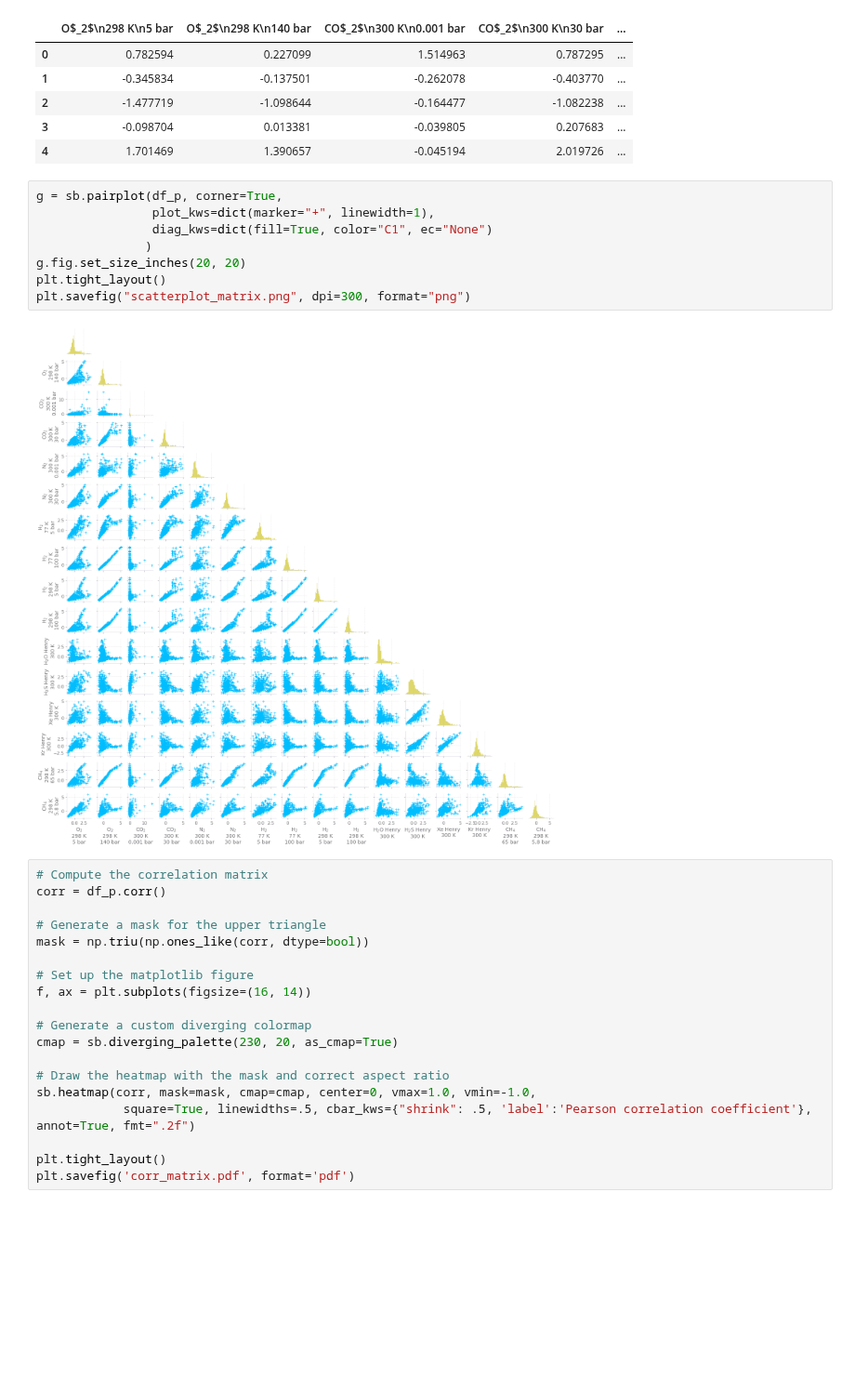
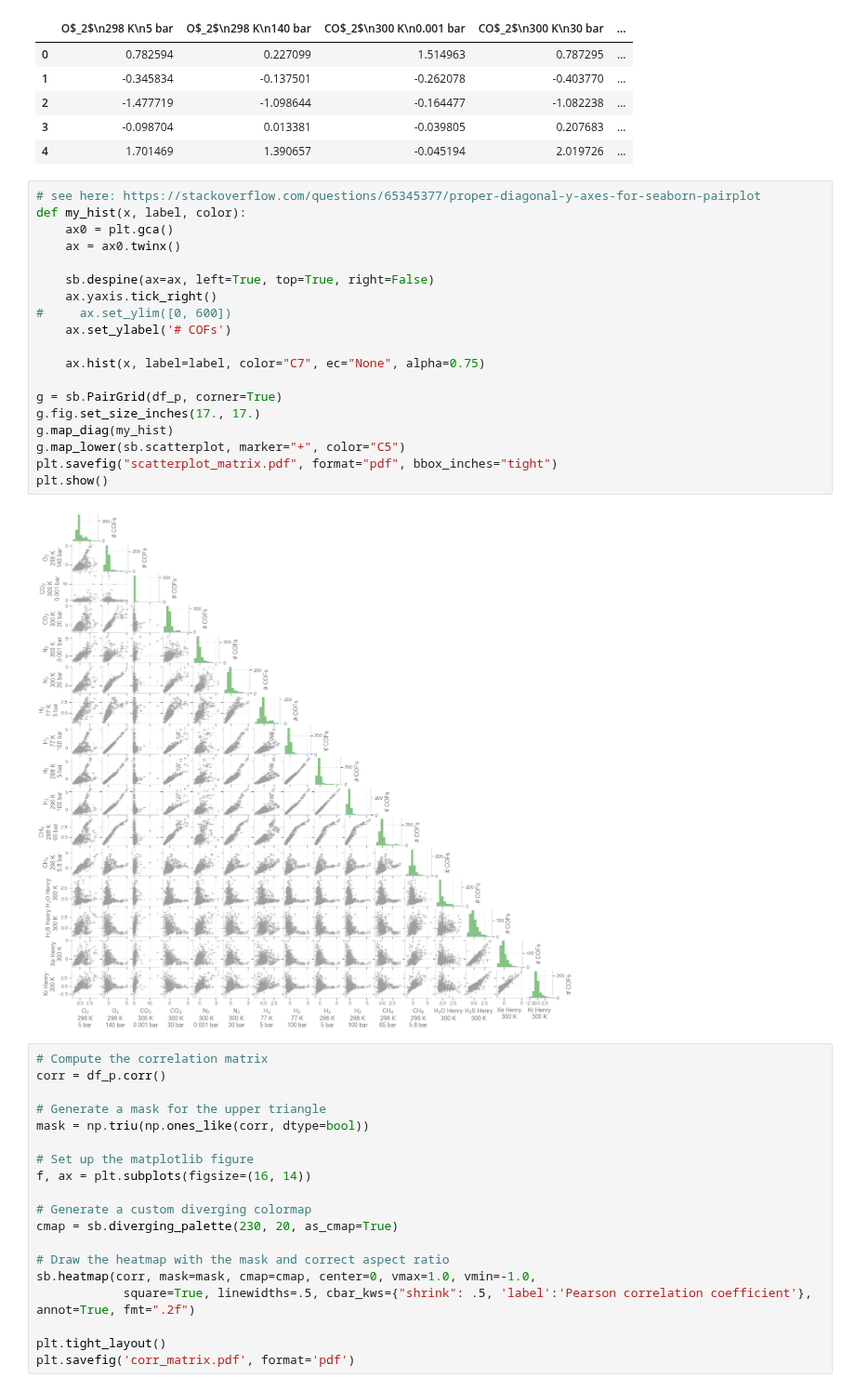
Before and after one commit to SimonEnsemble/material_recommendation_system, a Jupyter notebook: seaborn_stuff.ipynb, the cells around one changed output. Shown at 93% size. Saved outputs shown, nothing was run; the diff lists cells and outputs as text; blank space fills up the shorter version.

Commit message:
improve scatter plot matrix

```diff
--- a/seaborn_stuff.ipynb
+++ b/seaborn_stuff.ipynb
@@ -107,16 +111,27 @@ df_p.head()
 | 2 | -1.477719 | -1.098644 | -0.164477 | -1.082238 | ... |
 | 3 | -0.098704 | 0.013381 | -0.039805 | 0.207683 | ... |
 | 4 | 1.701469 | 1.390657 | -0.045194 | 2.019726 | ... |
-# %%
-g = sb.pairplot(df_p, corner=True,
-                plot_kws=dict(marker="+", linewidth=1),
-                diag_kws=dict(fill=True, color="C1", ec="None")
-               )
-g.fig.set_size_inches(20, 20)
-plt.tight_layout()
-plt.savefig("scatterplot_matrix.png", dpi=300, format="png")
-# %% [output]
-[figure, removed]
+# %%
+# see here: https://stackoverflow.com/questions/65345377/proper-diagonal-y-axes-for-seaborn-pairplot
+def my_hist(x, label, color):
+    ax0 = plt.gca()
+    ax = ax0.twinx()
+
+    sb.despine(ax=ax, left=True, top=True, right=False)
+    ax.yaxis.tick_right()
+#     ax.set_ylim([0, 600])
+    ax.set_ylabel('# COFs')
+
+    ax.hist(x, label=label, color="C7", ec="None", alpha=0.75)
+
+g = sb.PairGrid(df_p, corner=True)
+g.fig.set_size_inches(17., 17.)
+g.map_diag(my_hist)
+g.map_lower(sb.scatterplot, marker="+", color="C5")
+plt.savefig("scatterplot_matrix.pdf", format="pdf", bbox_inches="tight")
+plt.show()
+# %% [output]
+[figure, added]
 # %%
 # Compute the correlation matrix
 corr = df_p.corr()
```
Also changed, not shown: parts of 6 cells of this notebook.
